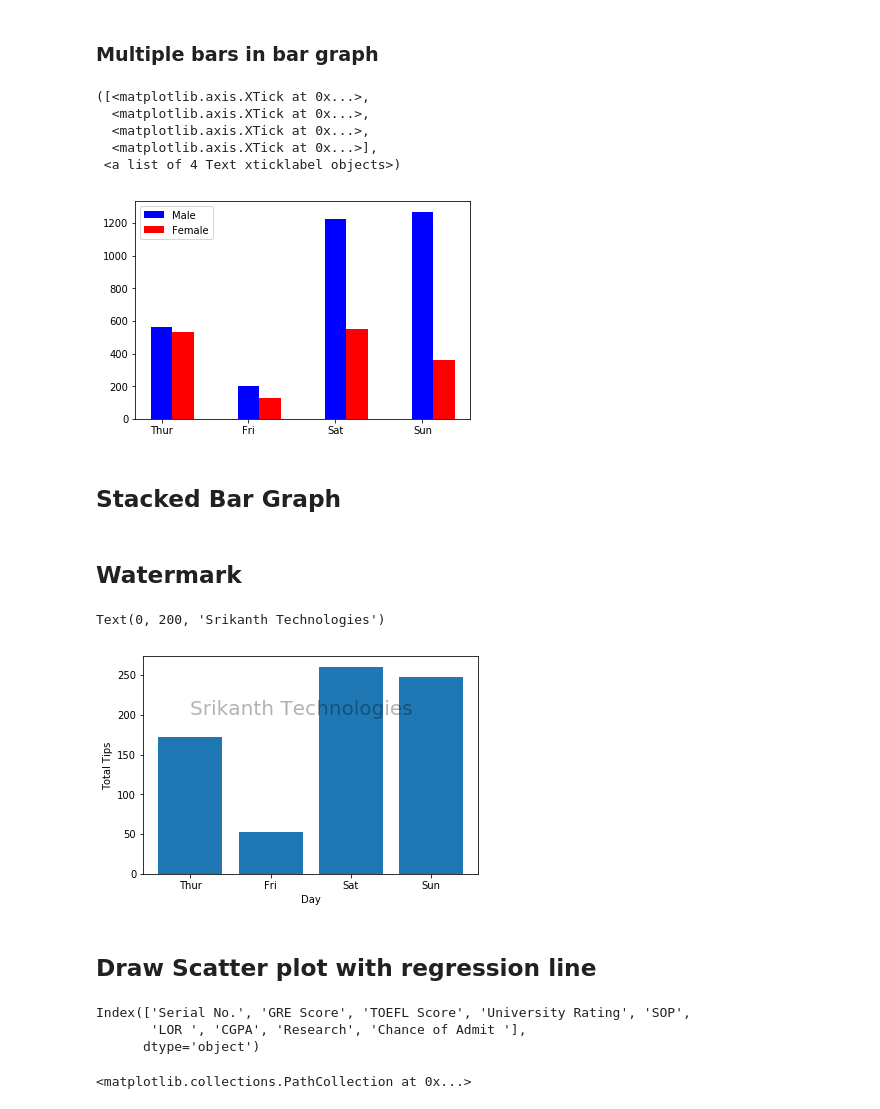
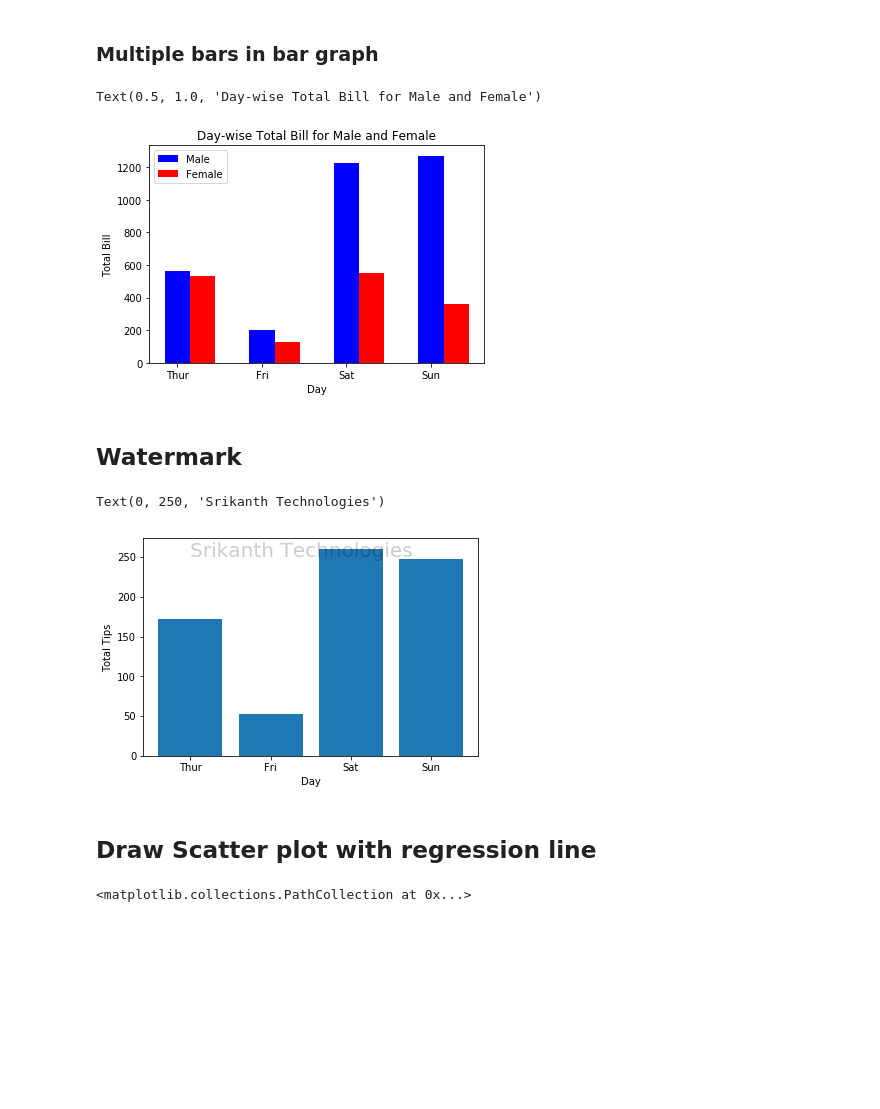
Before and after one commit to srikanth-neelam/DS_21_MAR_2019, a Jupyter notebook: matplotlib_tips.ipynb, the cells around one changed output. Drawn from its saved outputs; the diff is of its cells as text; code cells hidden in the pictures; blank space fills up the shorter version.

```diff
--- a/matplotlib_tips.ipynb
+++ b/matplotlib_tips.ipynb
@@ -188,42 +186,34 @@ plt.legend()
 # %%
 male_totals = tips[ tips['sex'] =='Male'].groupby(['day'], as_index=False)['total_bill'].sum()
 female_totals = tips[ tips['sex'] =='Female'].groupby(['day'], as_index=False)['total_bill'].sum()
 X = np.arange(4)
-plt.bar(X + 0.00, male_totals['total_bill'], color = 'b', width = 0.25 , label="Male")
-plt.bar(X + 0.25, female_totals['total_bill'], color = 'r', width = 0.25, label="Female")
+bar_width = 0.3
+plt.bar(X + 0.00, male_totals['total_bill'], color = 'b', width = bar_width , label="Male")
+plt.bar(X + bar_width, female_totals['total_bill'], color = 'r', width = bar_width, label="Female")
 plt.legend()
-plt.xticks(X, male_totals['day'])
+p = plt.xticks(X, male_totals['day'])
+plt.xlabel("Day")
+plt.ylabel("Total Bill")
+plt.title("Day-wise Total Bill for Male and Female")
 # %% [output]
-([<matplotlib.axis.XTick at 0x...>,
-  <matplotlib.axis.XTick at 0x...>,
-  <matplotlib.axis.XTick at 0x...>,
-  <matplotlib.axis.XTick at 0x...>],
- <a list of 4 Text xticklabel objects>)
+Text(0.5, 1.0, 'Day-wise Total Bill for Male and Female')
-[figure, old version]
+[figure, new version]
-# %% [markdown]
-## Stacked Bar Graph
 # %% [markdown]
 ## Watermark
 # %%
 total_tips = tips.groupby('day', as_index=False)['tip'].sum()
-total_tips
 ax = plt.subplot()
 ax.bar(total_tips['day'], total_tips['tip'])
 ax.set_xlabel("Day")
 ax.set_ylabel("Total Tips")
-ax.text(0,200,"Srikanth Technologies", fontsize="20", alpha=0.3)
+ax.text(0,250,"Srikanth Technologies", fontsize="20", alpha=0.2)
 # %% [output]
-Text(0, 200, 'Srikanth Technologies')
+Text(0, 250, 'Srikanth Technologies')
-[figure, old version]
+[figure, new version]
 # %% [markdown]
 ## Draw Scatter plot with regression line
 # %%
 df = pd.read_csv("Admission.csv")
-df.columns
-# %% [output]
-Index(['Serial No.', 'GRE Score', 'TOEFL Score', 'University Rating', 'SOP',
-       'LOR ', 'CGPA', 'Research', 'Chance of Admit '],
-      dtype='object')
 # %%
 df = df.loc[:,  ['GRE Score','TOEFL Score']].head(20)
 # %%
```
Also changed, not shown: parts of 8 cells of this notebook, 2 other files.
